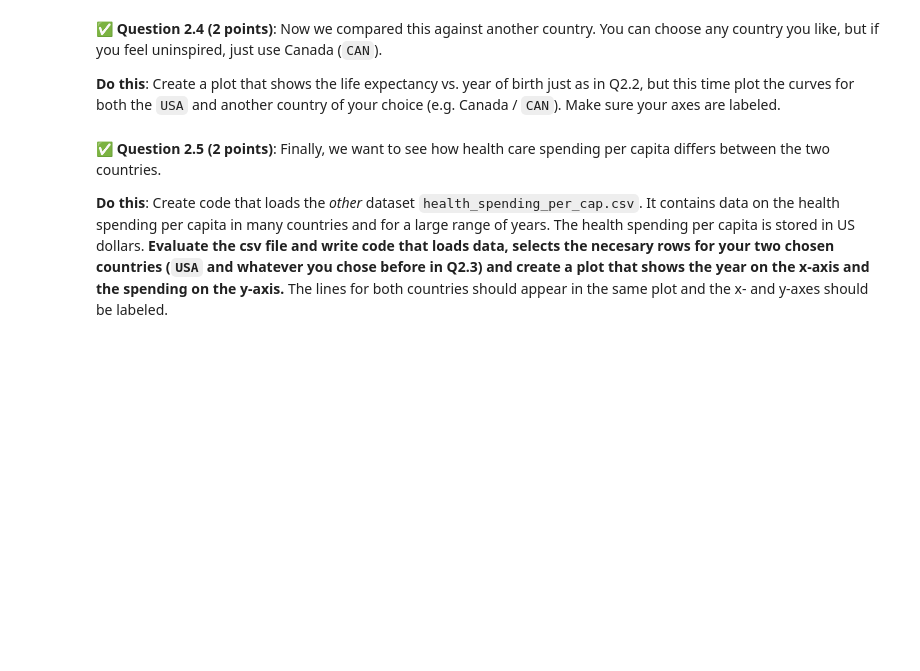
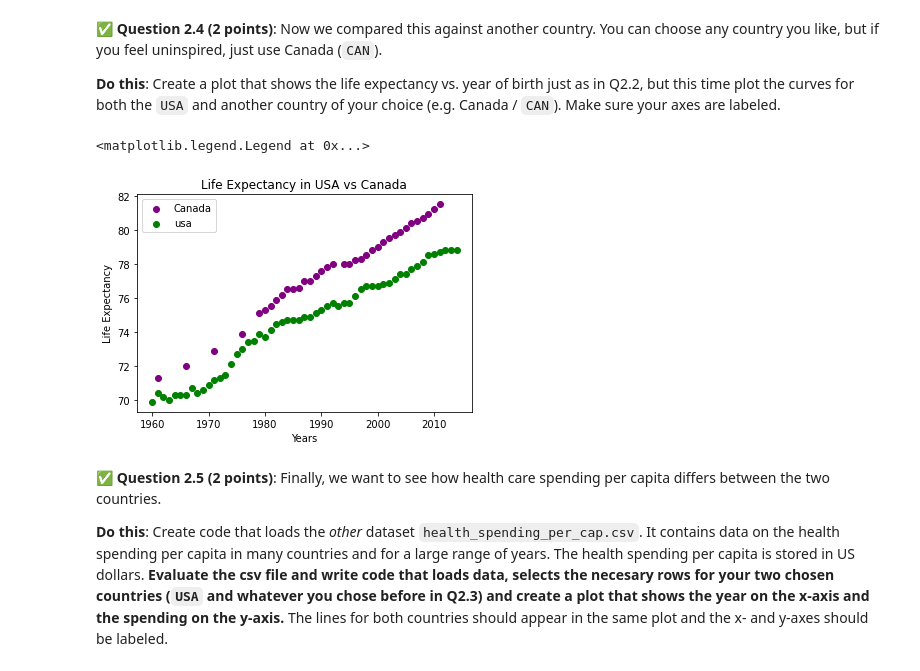
Before and after one commit to dcarmstron9/CMSE202-s23-turnin, a Jupyter notebook: midterm practice.ipynb, the cells around one changed output. Saved outputs shown, nothing was run; the diff lists cells and outputs as text; code cells hidden in the pictures; blank space fills up the shorter version.

```diff
--- a/midterm practice.ipynb
+++ b/midterm practice.ipynb
@@ -84,3 +108,14 @@ You will need to download two files from this repository, `health_spending_per_c
+# %%
+canada = life_expect[life_expect['LOCATION']=="CAN"]
+plt.scatter(canada['TIME'], canada['Value'], color = "purple", label = "Canada")
+plt.scatter(usa['TIME'], usa['Value'], color = 'green', label = "usa")
+plt.xlabel('Years')
+plt.ylabel('Life Expectancy')
+plt.title('Life Expectancy in USA vs Canada')
+plt.legend()
+# %% [output]
+<matplotlib.legend.Legend at 0x...>
+[figure, added]
 # %% [markdown]
 &#9989; **Question 2.5 (2 points)**: Finally, we want to see how health care spending per capita differs between the two countries.
 
```
Also changed, not shown: parts of 12 cells of this notebook.
